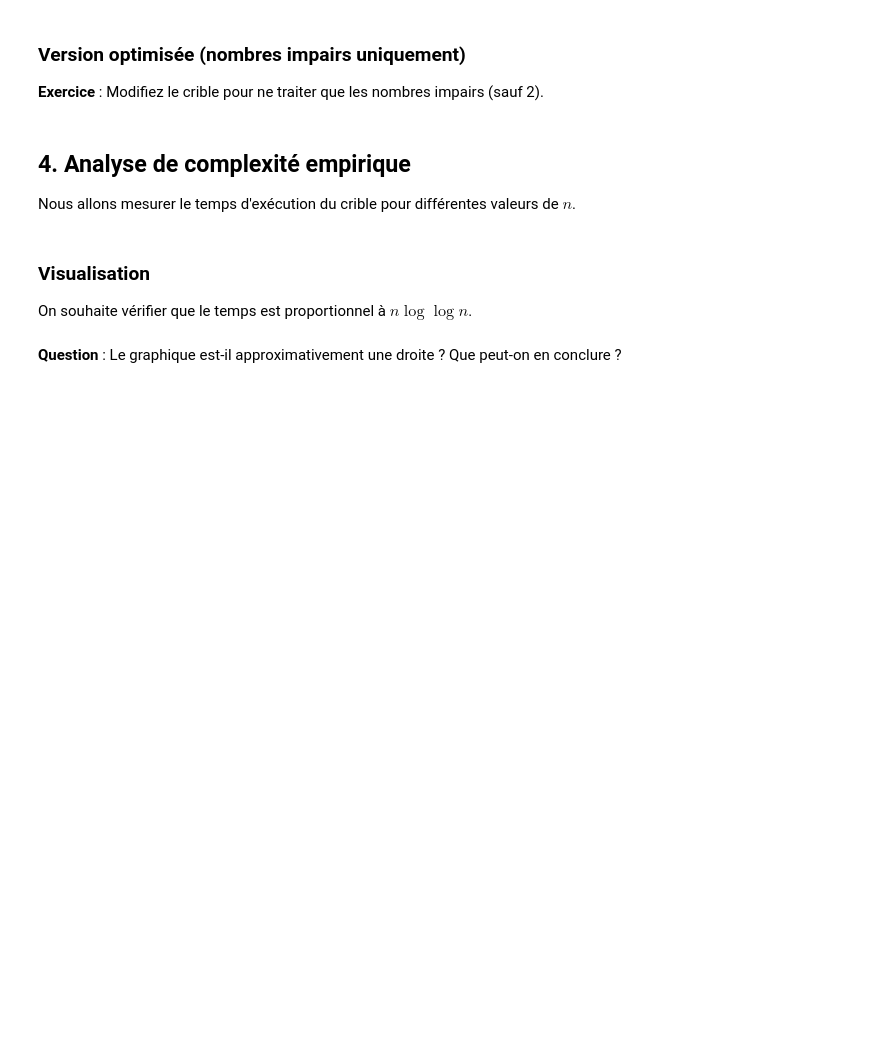
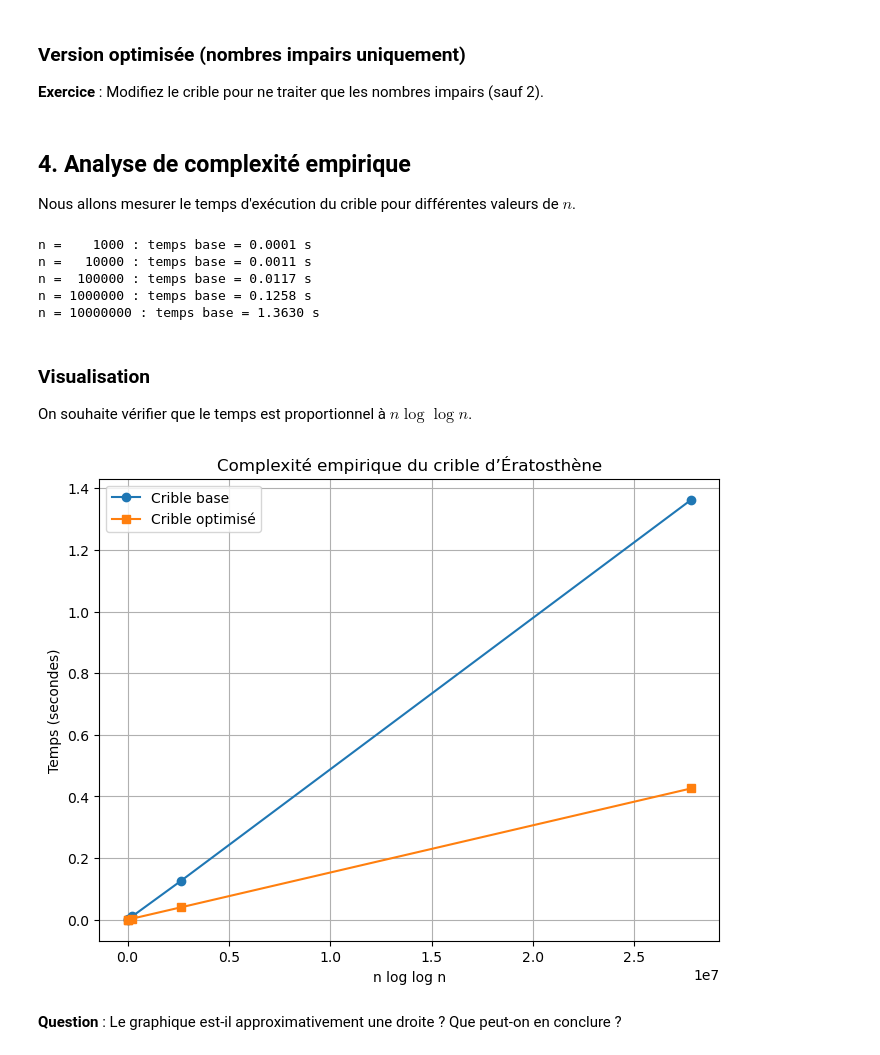
Before and after one commit to raantss18/MAFI-2026, a Jupyter notebook: TP1-introduction-a-python/TP1.ipynb, the cells around one changed output. Saved outputs shown, nothing was run; the diff lists cells and outputs as text; code cells hidden in the pictures; blank space fills up the shorter version.

```diff
--- a/TP1-introduction-a-python/TP1.ipynb
+++ b/TP1-introduction-a-python/TP1.ipynb
@@ -68,3 +61,16 @@ def euclide_etendu_iter(a, b):
+# %%
+def euclide_etendu_iter(a, b):
+    """
+    Version itérative de l'algorithme d'Euclide étendu.
+    """
+    u0, u1 = 1, 0
+    v0, v1 = 0, 1
+    while (b != 0):
+        q = a // b
+        a, b = b, a % b
+        u0, u1 = u1, u0 - q * u1
+        v0, v1 = v1, v0 - q * v1
+    return (a, u0, v0)
 # %%
 # Test de votre version itérative
 d, u, v = euclide_etendu_iter(240, 46)
@@ -77,7 +83,8 @@ TypeError: cannot unpack non-iterable NoneType object
 
 ### Version de base
 # %%
-def eratosthene(n): """
+def eratosthene(n):
+    """
     Retourne la liste des nombres premiers <= n.
     """
     ctr=0
@@ -91,5 +98,5 @@ def eratosthene(n): """
                 est_premier[multiple] = False
                 ctr+=1
     return [[i for i, prime in enumerate(est_premier) if prime], ctr]
-def cont_erat(n)
-    return [eratosthene(10**k)[1] for k in range(1,n+1)
+def cont_erat(n):
+    return [eratosthene(10**k)[1] for k in range(1,n+1)]
@@ -109,3 +107,22 @@ def eratosthene_opt(n):
+# %%
+def eratosthene_opt(n):
+    """
+    Crible optimisé pour ne parcourir que les impairs.
+    """
+    if (n < 2):
+        return []
+    if (n == 2):
+        return [2]
+    taille = (n - 3) // 2 + 1
+    crible = [True] * taille
+    for i in range(int((n**0.5 - 3) // 2) + 1):
+        if crible[i]:
+            p = 2 * i + 3
+            debut = (p * p - 3) // 2
+            for j in range(debut, taille, p):
+                crible[j] = False
+    return [2] + [2 * i + 3 for i, v in enumerate(crible) if v]
+    pass
 # %% [markdown]
 ## 4. Analyse de complexité empirique
 
@@ -125,10 +142,16 @@ temps_opt = []
 
 for n in valeurs_n:
     t_base = mesurer_temps(eratosthene, n, repetitions=3)
-    # t_opt = mesurer_temps(eratosthene_opt, n, repetitions=3)  # décommentez quand votre fonction est prête
+    t_opt = mesurer_temps(eratosthene_opt, n, repetitions=3)  # décommentez quand votre fonction est prête
     temps_base.append(t_base)
-    # temps_opt.append(t_opt)
+    temps_opt.append(t_opt)
     print(f"n = {n:7d} : temps base = {t_base:.4f} s")
+# %% [output]
+n =    1000 : temps base = 0.0001 s
+n =   10000 : temps base = 0.0011 s
+n =  100000 : temps base = 0.0117 s
+n = 1000000 : temps base = 0.1258 s
+n = 10000000 : temps base = 1.3630 s
 # %% [markdown]
 ### Visualisation
 
@@ -136,15 +159,17 @@ On souhaite vérifier que le temps est proportionnel à $n \log \log n$.
 # %%
 n_loglog = [n * math.log(math.log(n)) if n>2 else 0 for n in valeurs_n]
 
 plt.figure(figsize=(8,6))
 plt.plot(n_loglog, temps_base, 'o-', label='Crible base')
-# plt.plot(n_loglog, temps_opt, 's-', label='Crible optimisé')  # à décommenter
+plt.plot(n_loglog, temps_opt, 's-', label='Crible optimisé')  # à décommenter
 plt.xlabel('n log log n')
 plt.ylabel('Temps (secondes)')
 plt.title('Complexité empirique du crible d’Ératosthène')
 plt.legend()
 plt.grid(True)
 plt.show()
+# %% [output]
+[figure, added]
 # %% [markdown]
 **Question** : Le graphique est-il approximativement une droite ? Que peut-on en conclure ?
 # %% [markdown]
```
Also changed, not shown: parts of 4 cells of this notebook.
